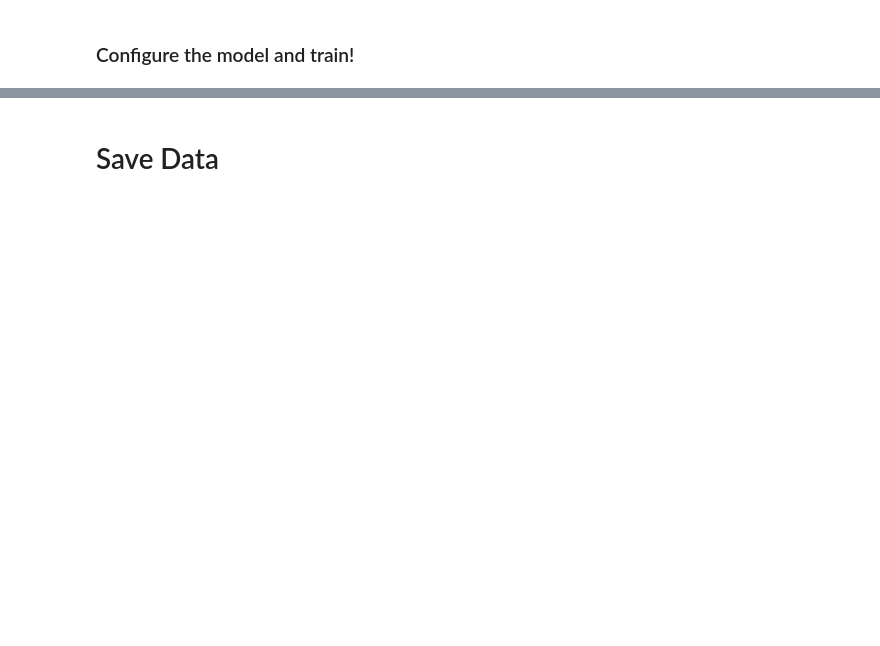
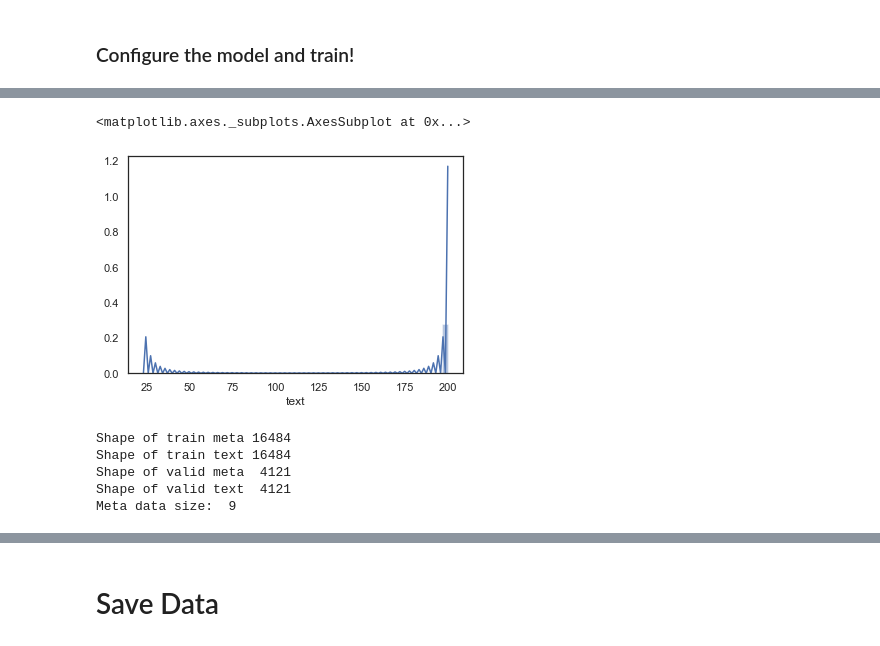
Before and after one commit to yukit-k/centralbank_analysis, a Jupyter notebook: src/6_FOMC_Analysis_ML_Text.ipynb, the cells around one changed output, grey strips where cells are left out. Saved outputs shown, nothing was run; the diff lists cells and outputs as text; code cells hidden in the pictures; blank space fills up the shorter version.

Commit message:
feat: Add 200 words data split to the LSTM model

```diff
--- a/src/6_FOMC_Analysis_ML_Text.ipynb
+++ b/src/6_FOMC_Analysis_ML_Text.ipynb
@@ -2092,0 +1959,8 @@ train_model(model)
+# %%
+split_train_df = train_df.drop(columns=['statement',
+       'minutes', 'presconf_script', 'speech', 'testimony',
+       'tokenized', 'token_ids', 'tokenized_text', 'tfidf_Negative',
+       'tfidf_Positive', 'tfidf_Uncertainty', 'tfidf_Litigious',
+       'tfidf_StrongModal', 'tfidf_Constraining', 'cos_sim_Negative',
+       'cos_sim_Positive', 'cos_sim_Uncertainty', 'cos_sim_Litigious',
+       'cos_sim_StrongModal', 'cos_sim_Constraining'])
@@ -2092,0 +2011,3 @@ train_model(model)
+# %%
+split_train_df = get_split_df(split_train_df)
+split_train_df.shape
@@ -2092,0 +2016,22 @@ train_model(model)
+# %%
+tokenized = tokenize_df(split_train_df)
+lemma_docs = [" ".join(words) for words in tokenized]
+all_words = [word for text in tokenized for word in text]
+counts = Counter(all_words)
+bow = sorted(counts, key=counts.get, reverse=True)
+vocab = {word: ii for ii, word in enumerate(counts, 1)}
+id2vocab = {v: k for k, v in vocab.items()}
+token_ids = [[vocab[word] for word in text_words] for text_words in tokenized]
+
+# Add to the dataframe
+split_train_df['token_ids'] = token_ids
+
+weight_matrix = np.zeros((len(vocab), 300))
+words_found = 0
+
+for i, word in enumerate(vocab):
+    try:
+        weight_matrix[i] = glove_dict[word]
+        words_found += 1
+    except KeyError:
+        weight_matrix[i] = np.random.normal(scale=0.6, size=(300,))
@@ -2092,0 +2047,32 @@ train_model(model)
+# %%
+sns.distplot(split_train_df['text'].apply(lambda x: len(x.split())))
+# %% [output]
+<matplotlib.axes._subplots.AxesSubplot at 0x...>
+[figure, added]
+# %%
+# X and Y data used
+y_data = split_train_df['target']
+X_data = split_train_df[nontext_columns + ['tone', 'token_ids']]
+
+# Train test split (Shuffle=False will make the test data for the most recent ones)
+X_train, X_valid, y_train, y_valid = \
+model_selection.train_test_split(X_data.values, y_data.values, test_size=0.2, shuffle=True)
+
+X_train_meta = get_numeric_data(X_train)
+X_train_text = get_text_data(X_train)
+X_valid_meta = get_numeric_data(X_valid)
+X_valid_text = get_text_data(X_valid)
+
+print('Shape of train meta', len(X_train_meta))
+print('Shape of train text', len(X_train_text))
+print("Shape of valid meta ", len(X_valid_meta))
+print("Shape of valid text ", len(X_valid_text))
+
+meta_size = len(X_train_meta[0])
+print("Meta data size: ", meta_size)
+# %% [output]
+Shape of train meta 16484
+Shape of train text 16484
+Shape of valid meta  4121
+Shape of valid text  4121
+Meta data size:  9
```
Also changed, not shown: parts of 18 cells of this notebook.
